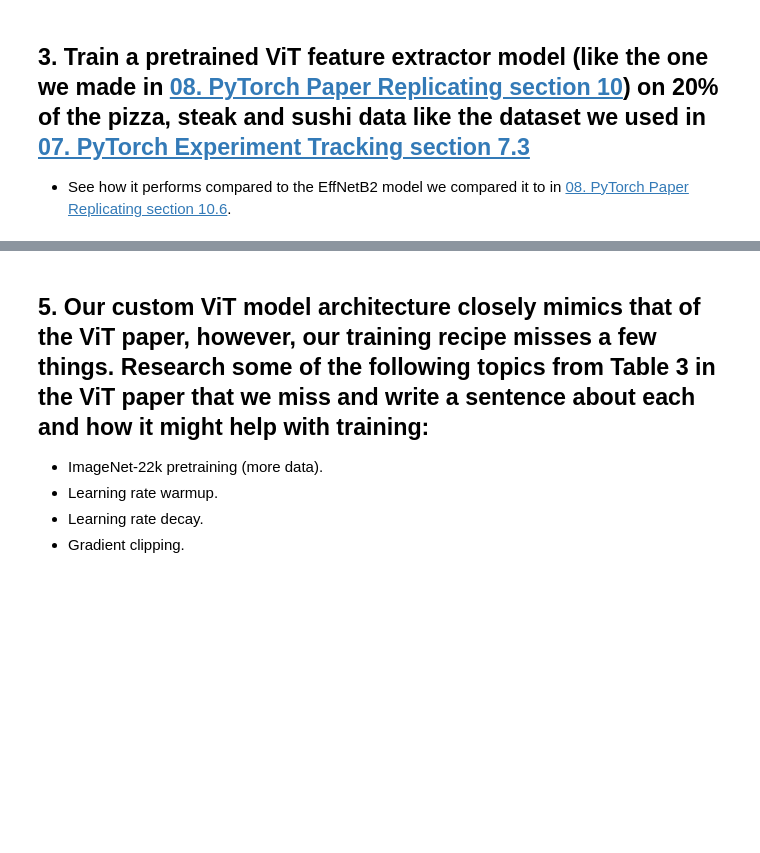
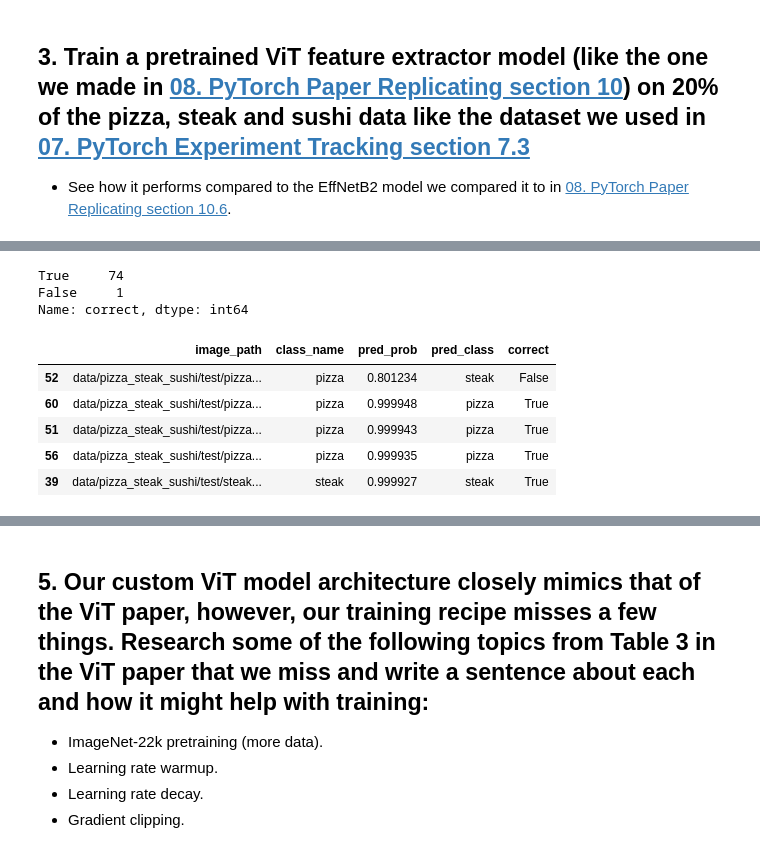
Before and after one commit to yhs2773/PyTorch-for-Deep-Learning-Machine-Learning-Full-Course, a Jupyter notebook: notebooks/08_pytorch_paper_replicating_exercise.ipynb, the cells around one changed output, grey strips where cells are left out. Drawn from its saved outputs; the diff is of its cells as text; code cells hidden in the pictures; blank space fills up the shorter version.

```diff
--- a/notebooks/08_pytorch_paper_replicating_exercise.ipynb
+++ b/notebooks/08_pytorch_paper_replicating_exercise.ipynb
@@ -305,0 +605,22 @@ Estimated Total Size (MB): 7.27
+# %%
+# Turn the test_pred_dicts into a DataFrame
+import pandas as pd
+test_pred_df = pd.DataFrame(test_pred_dicts)
+
+# How many samples from the test dataset did our model get correct?
+test_pred_df.correct.value_counts()
+# %% [output]
+True     74
+False     1
+Name: correct, dtype: int64
+# %%
+# Sort df by correct then by pred_prob
+top_5_most_wrong = test_pred_df.sort_values(["correct", "pred_prob"], ascending=[True, False]).head()
+top_5_most_wrong
+# %% [output]
+|  | image_path | class_name | pred_prob | pred_class | correct |
+| 52 | data/pizza_steak_sushi/test/pizza... | pizza | 0.801234 | steak | False |
+| 60 | data/pizza_steak_sushi/test/pizza... | pizza | 0.999948 | pizza | True |
+| 51 | data/pizza_steak_sushi/test/pizza... | pizza | 0.999943 | pizza | True |
+| 56 | data/pizza_steak_sushi/test/pizza... | pizza | 0.999935 | pizza | True |
+| 39 | data/pizza_steak_sushi/test/steak... | steak | 0.999927 | steak | True |
```
Also changed, not shown: parts of 34 cells of this notebook.
